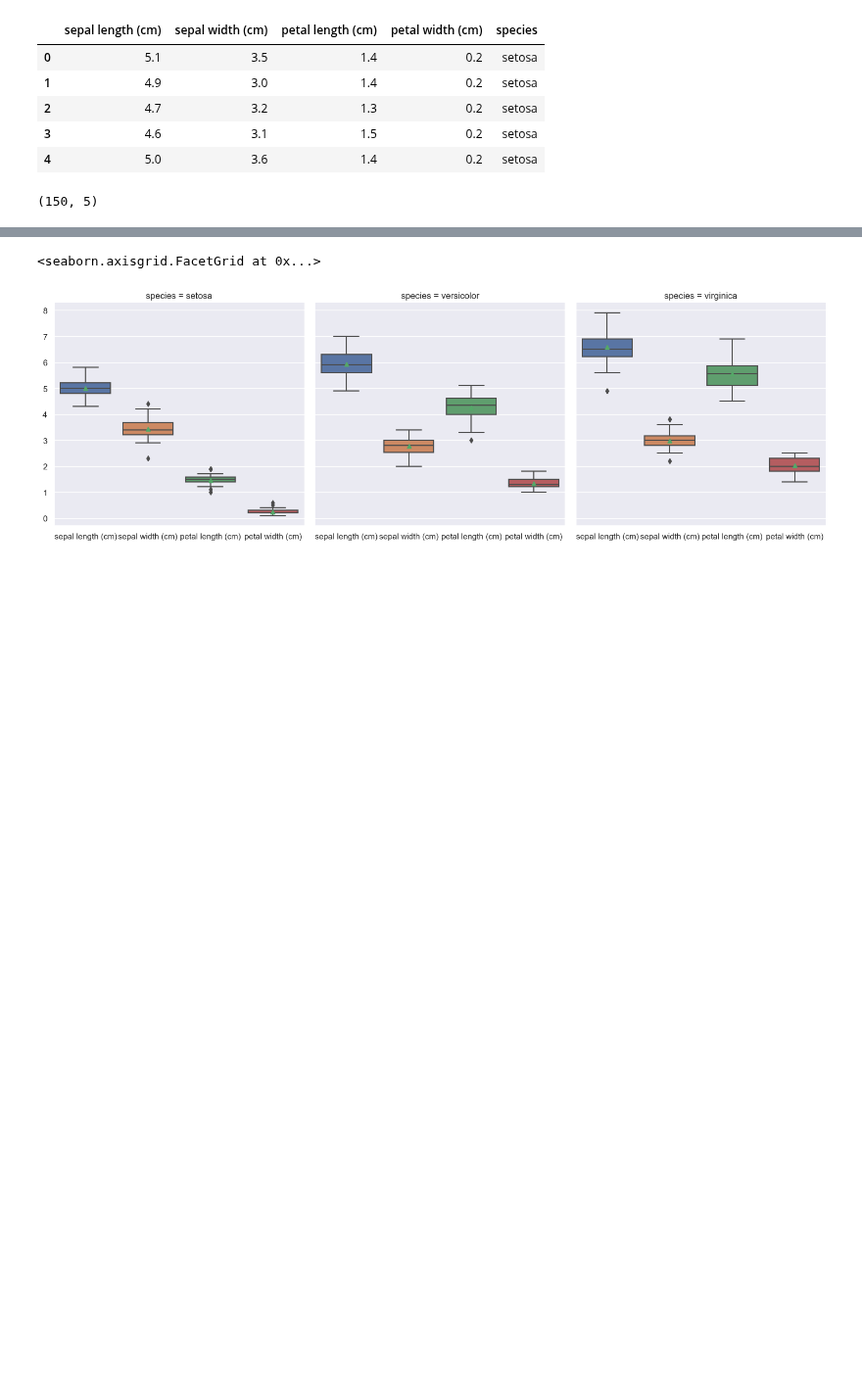
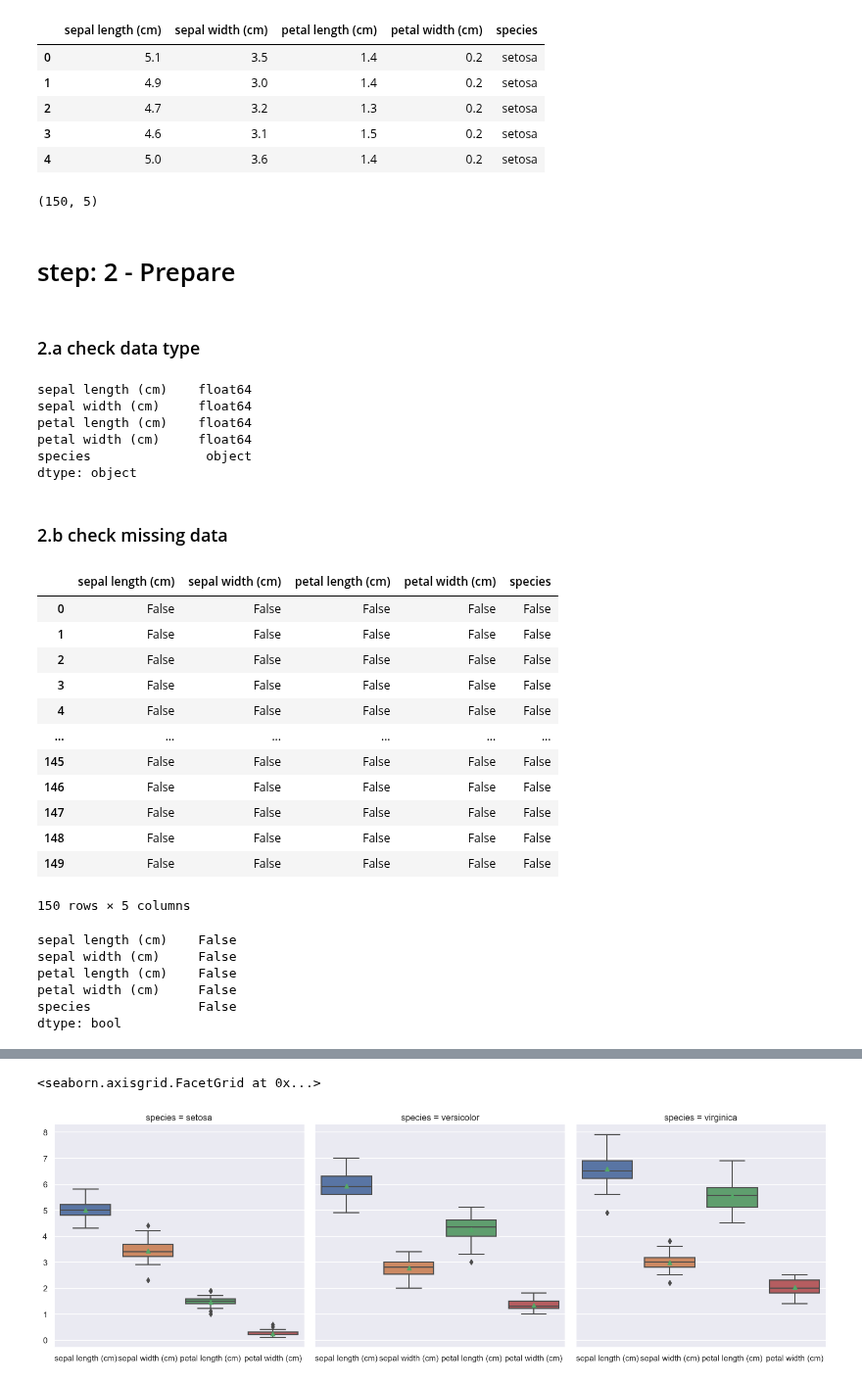
Before and after one commit to pNatTueku/basicPython, a Jupyter notebook: classification_iris_data.ipynb, the cells around one changed output, grey strips where cells are left out. Shown at 98% size. Cells and saved outputs as stored; diff of their text form; code cells hidden in the pictures; blank space fills up the shorter version.

```diff
--- a/classification_iris_data.ipynb
+++ b/classification_iris_data.ipynb
@@ -152,3 +152,43 @@ df.head()
 df.shape
 # %% [output]
 (150, 5)
+# %% [markdown]
+# step: 2 - Prepare
+# %% [markdown]
+### 2.a check data type
+# %%
+df.dtypes
+# %% [output]
+sepal length (cm)    float64
+sepal width (cm)     float64
+petal length (cm)    float64
+petal width (cm)     float64
+species               object
+dtype: object
+# %% [markdown]
+### 2.b check missing data
+# %%
+df.isna()
+# %% [output]
+|  | sepal length (cm) | sepal width (cm) | petal length (cm) | petal width (cm) | species |
+| 0 | False | False | False | False | False |
+| 1 | False | False | False | False | False |
+| 2 | False | False | False | False | False |
+| 3 | False | False | False | False | False |
+| 4 | False | False | False | False | False |
+| ... | ... | ... | ... | ... | ... |
+| 145 | False | False | False | False | False |
+| 146 | False | False | False | False | False |
+| 147 | False | False | False | False | False |
+| 148 | False | False | False | False | False |
+| 149 | False | False | False | False | False |
+150 rows × 5 columns
+# %%
+df.isna().any() # use any() to summarize
+# %% [output]
+sepal length (cm)    False
+sepal width (cm)     False
+petal length (cm)    False
+petal width (cm)     False
+species              False
+dtype: bool
```
Also changed, not shown: parts of 22 cells of this notebook.
